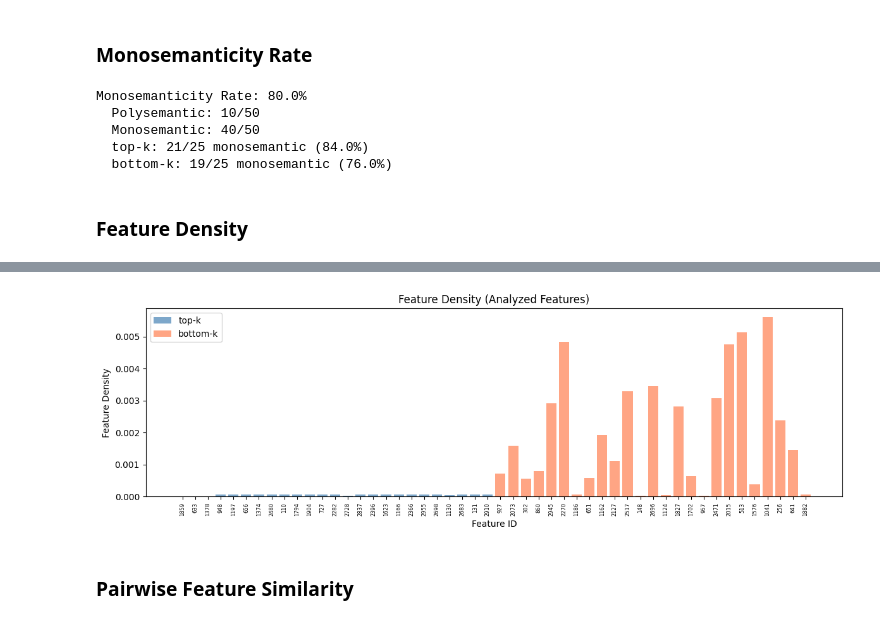
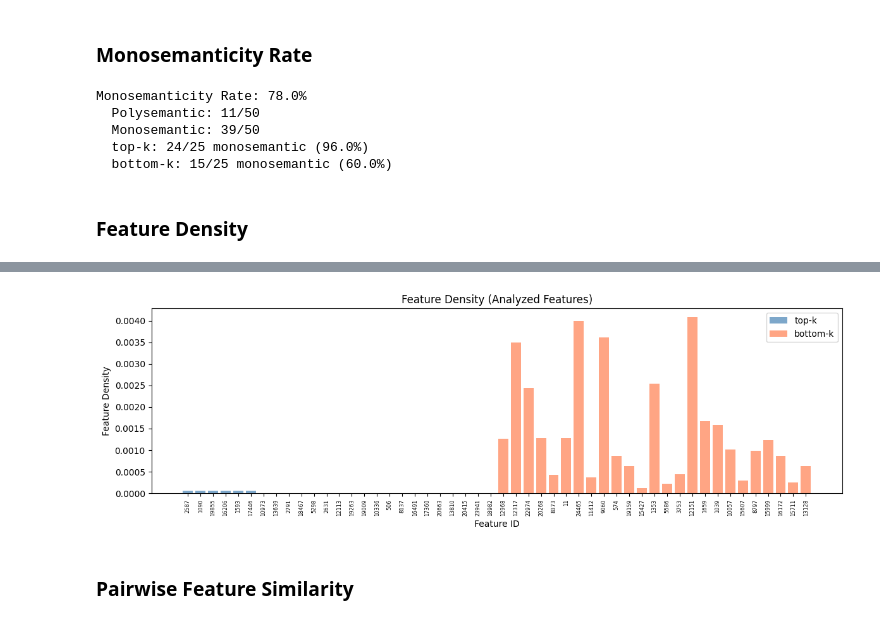
Before and after one commit to adityaiyer7/sae-monosemantic, a Jupyter notebook: src/evaluation/feature_analysis.ipynb, the cells around one changed output, grey strips where cells are left out. Cells and saved outputs as stored; diff of their text form; code cells hidden in the pictures.

```diff
--- a/src/evaluation/feature_analysis.ipynb
+++ b/src/evaluation/feature_analysis.ipynb
@@ -11,10 +12,10 @@ from pathlib import Path
 # %%
 # -- Configs -- #
-expansion_factor = 4
-_lambda = 1e-2
+expansion_factor = 32
+_lambda = 1e-4
 gpt_dim = 768
 feature_analysis_count = 25
-sampling = True
+sampling = False
 
 project_root = Path().resolve().parent.parent
 load_dotenv(project_root / ".env")
@@ -31,3 +32,17 @@ feature_analyzer = FeatureAnalyzer(
 
 feature_analyzer.create_features_table(table_name = table_name)
 feature_analyzer.build_vocab_table()
+
+# -- W&B Init -- #
+_run_name = f"feature_analysis_{expansion_factor}x_{_lambda}" + ("_sampling" if sampling else "")
+run = wandb.init(
+    project="sae-for-monosemanticity",
+    name=_run_name,
+    config={
+        "expansion_factor": expansion_factor,
+        "_lambda": _lambda,
+        "gpt_dim": gpt_dim,
+        "feature_analysis_count": feature_analysis_count,
+        "sampling": sampling,
+    }
+)
@@ -44,6 +71,8 @@ feature_selective_ranked = feature_analyzer.rank_features_by_selectivity(
 )
 top_k_df = feature_selective_ranked.head(feature_analysis_count)
 bottom_k_df = feature_selective_ranked.tail(feature_analysis_count)
+
+wandb.config.update({"min_activations": min_activations})
 # %%
 def analyze_feature(feature_id: int) -> dict:
     top_act_df = feature_analyzer.get_top_activations(table_name, int(feature_id), top_k=25)
@@ -243,17 +340,27 @@ print(f"Monosemanticity Rate: {monosemantic_rate:.1%}")
 print(f"  Polysemantic: {polysemantic_count}/{total_count}")
 print(f"  Monosemantic: {total_count - polysemantic_count}/{total_count}")
 
+group_metrics = {}
 for group in ["top-k", "bottom-k"]:
     group_results = [r for r in batch_results if r["group"] == group]
     group_poly = sum(1 for r in group_results if "POLYSEMANTIC" in r["llm_label"].upper())
+    rate = 1 - group_poly / len(group_results)
     print(f"  {group}: {len(group_results) - group_poly}/{len(group_results)} monosemantic "
-          f"({1 - group_poly / len(group_results):.1%})")
+          f"({rate:.1%})")
+    group_metrics[f"monosemanticity_rate_{group.replace('-', '_')}"] = rate
+
+wandb.log({
+    "monosemanticity_rate": monosemantic_rate,
+    "polysemantic_count": polysemantic_count,
+    "monosemantic_count": total_count - polysemantic_count,
+    **group_metrics,
+})
 # %% [output]
-Monosemanticity Rate: 80.0%
-  Polysemantic: 10/50
-  Monosemantic: 40/50
-  top-k: 21/25 monosemantic (84.0%)
-  bottom-k: 19/25 monosemantic (76.0%)
+Monosemanticity Rate: 78.0%
+  Polysemantic: 11/50
+  Monosemantic: 39/50
+  top-k: 24/25 monosemantic (96.0%)
+  bottom-k: 15/25 monosemantic (60.0%)
 # %% [markdown]
 ### Feature Density
 # %%
@@ -276,6 +383,11 @@ ax.set_title("Feature Density (Analyzed Features)")
 ax.legend()
 plt.xticks(rotation=90, fontsize=6)
 plt.tight_layout()
+
+wandb.log({
+    "feature_density_chart": wandb.Image(fig),
+    "batch_summary_with_density": wandb.Table(dataframe=batch_summary_with_density),
+})
 plt.show()
 # %% [output]
 |  | feature_id | group | llm_label | mean_activation | median_activation | std_activation | unique_tokens | ... |
@@ -298,4 +410,4 @@ plt.show()
-[figure, old version]
+[figure, new version]
 # %% [markdown]
 ### Pairwise Feature Similarity
 # %%
```
Also changed, not shown: parts of 9 cells of this notebook, 1 other file.
